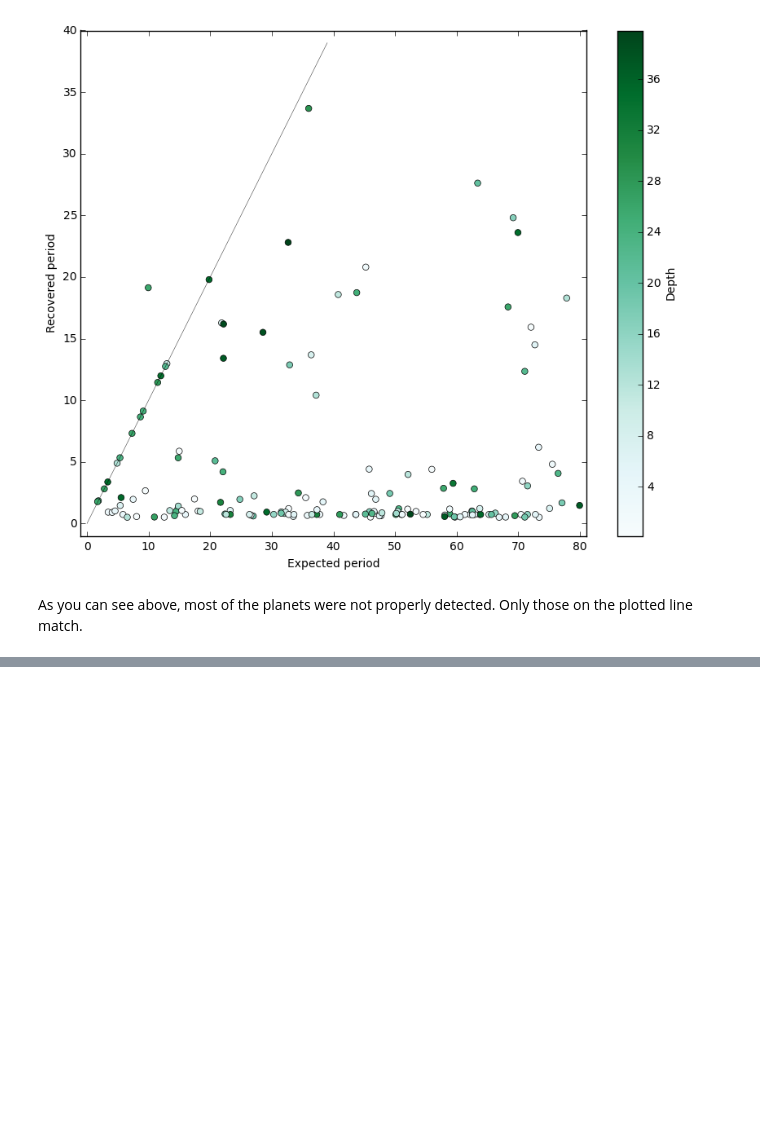
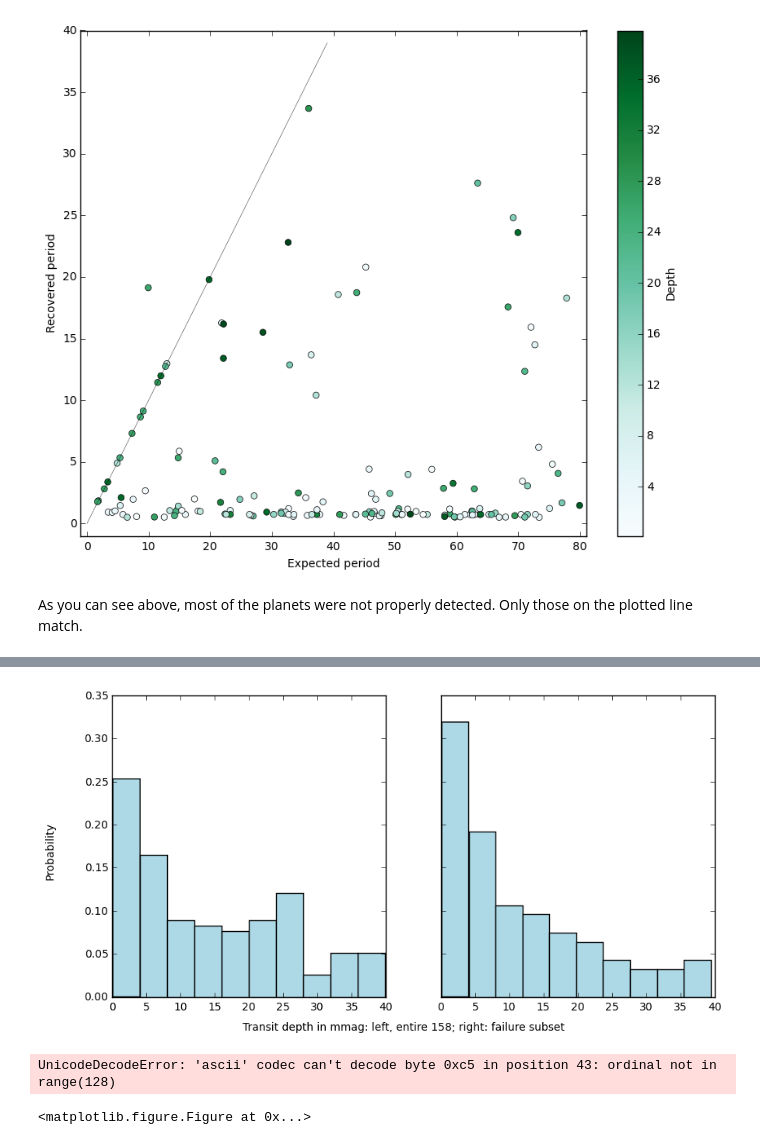
Before and after one commit to jmbhughes/swarced, a Jupyter notebook: recover_many_planets.ipynb, the cells around one changed output, grey strips where cells are left out. Cells and saved outputs as stored; diff of their text form; code cells hidden in the pictures; blank space fills up the shorter version.

```diff
--- a/recover_many_planets.ipynb
+++ b/recover_many_planets.ipynb
@@ -84,0 +197,12 @@ So only 15 of the original 158 injections matched our expectation! You can see t
+# %%
+def compare_hist(main_variable, subset_variable, xlabel="",ylabel="Probability"):
+    fig,axes = pl.subplots(1,2,sharey=True,figsize=(10,5))
+    weights = np.ones_like(main_variable)/len(main_variable)
+    axes[0].hist(main_variable,color="lightblue",weights=weights)
+    weights = np.ones_like(subset_variable)/len(subset_variable)
+    axes[1].hist(subset_variable,color="lightblue",weights=weights)
+
+    #pl.ylim(0,0.1)
+    fig.text(0.5, 0.04, xlabel, ha='center')
+    fig.text(0.04, 0.5, ylabel, va='center', rotation='vertical')
+    pl.show()
@@ -84,0 +211,9 @@ So only 15 of the original 158 injections matched our expectation! You can see t
+# %%
+compare_hist(inj_tdepth, inj_tdepth_s,xlabel="Transit depth in mmag: left, entire 158; right: failure subset")
+# %% [output]
+[figure, added]
+# %%
+compare_hist(inj_rpbyrs, inj_rpbyrs_s,xlabel="$R_p/R_s$ left, entire 158; right: failure subset")
+# %% [output]
+UnicodeDecodeError: 'ascii' codec can't decode byte 0xc5 in position 43: ordinal not in range(128)
+<matplotlib.figure.Figure at 0x...>
```
Also changed, not shown: parts of 26 cells of this notebook, 15 other files.
